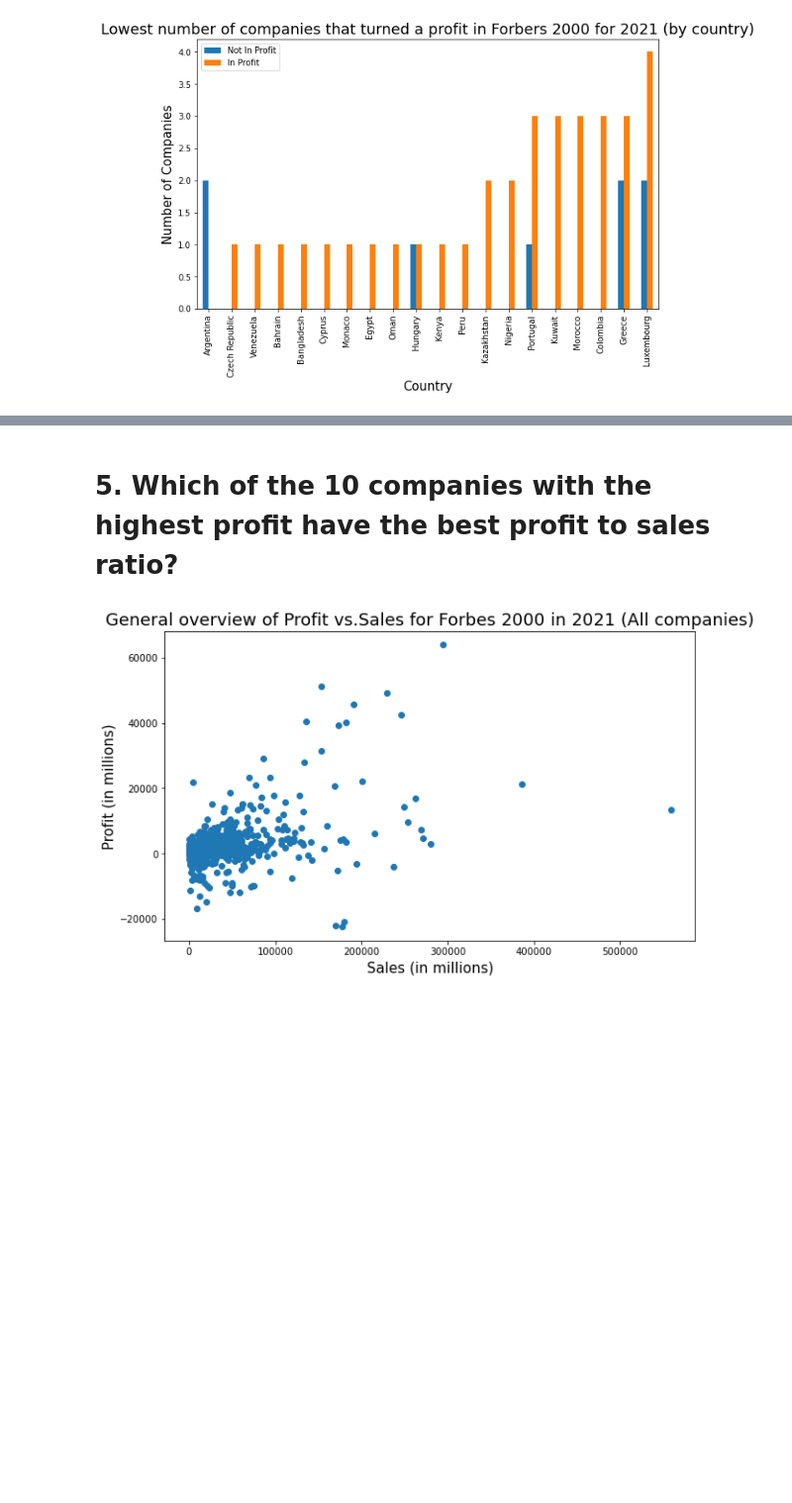
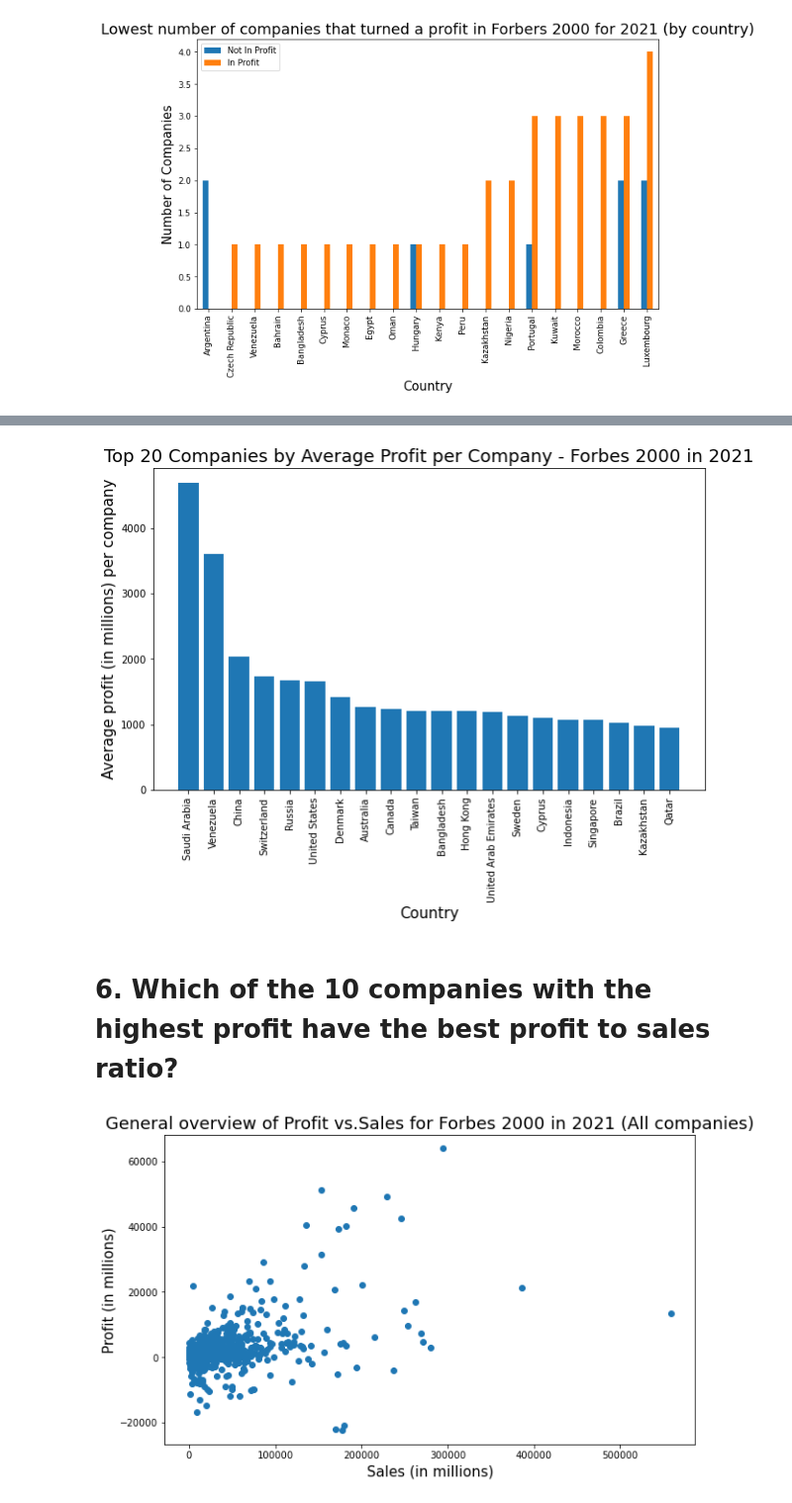
Before and after one commit to richardgourley/fortune-global-2000-in-2021, a Jupyter notebook: 4-visualizations.ipynb, the cells around one changed output, grey strips where cells are left out. Shown at 99% size. Cells and saved outputs as stored; diff of their text form; code cells hidden in the pictures; blank space fills up the shorter version.

```diff
--- a/4-visualizations.ipynb
+++ b/4-visualizations.ipynb
@@ -145,0 +148,8 @@ plt.show()
+# %%
+# Create pivot table calculating average profit per company
+df_average_profit = df.pivot_table(index='Country', values="Profit (in millions)", aggfunc="mean")
+
+# Sort values and get top 20
+df_average_profit.sort_values("Profit (in millions)", ascending=False, inplace=True)
+df_average_profit_top_20 = df_average_profit.head(20)
+df_average_profit_top_20
@@ -146,5 +175,17 @@ plt.show()
+# %%
+# Create a chart
+plt.figure(figsize=(10,6))
+# make bar plot with matplotlib
+plt.bar(df_average_profit_top_20.index, 'Profit (in millions)',data=df_average_profit_top_20)
+plt.xlabel("Country", size=15)
+plt.ylabel("Average profit (in millions) per company", size=15)
+plt.title("Top 20 Companies by Average Profit per Company - Forbes 2000 in 2021", size=18)
+plt.xticks(rotation=90)
+plt.show()
+# %% [output]
+[figure, added]
 # %% [markdown]
-# 5. Which of the 10 companies with the highest profit have the best profit to sales ratio?
+# 6. Which of the 10 companies with the highest profit have the best profit to sales ratio?
 # %%
 # Create a scatter chart to give an overview of Profit vs. Sales
 plt.figure(figsize=(10,6))
```
Also changed, not shown: parts of 4 cells of this notebook.
